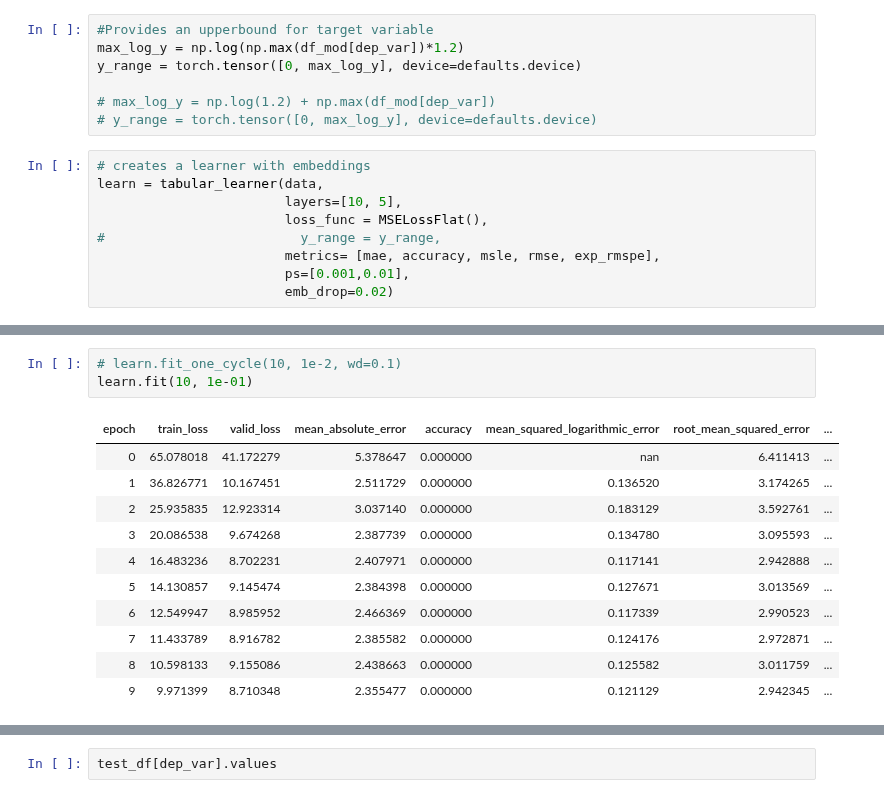
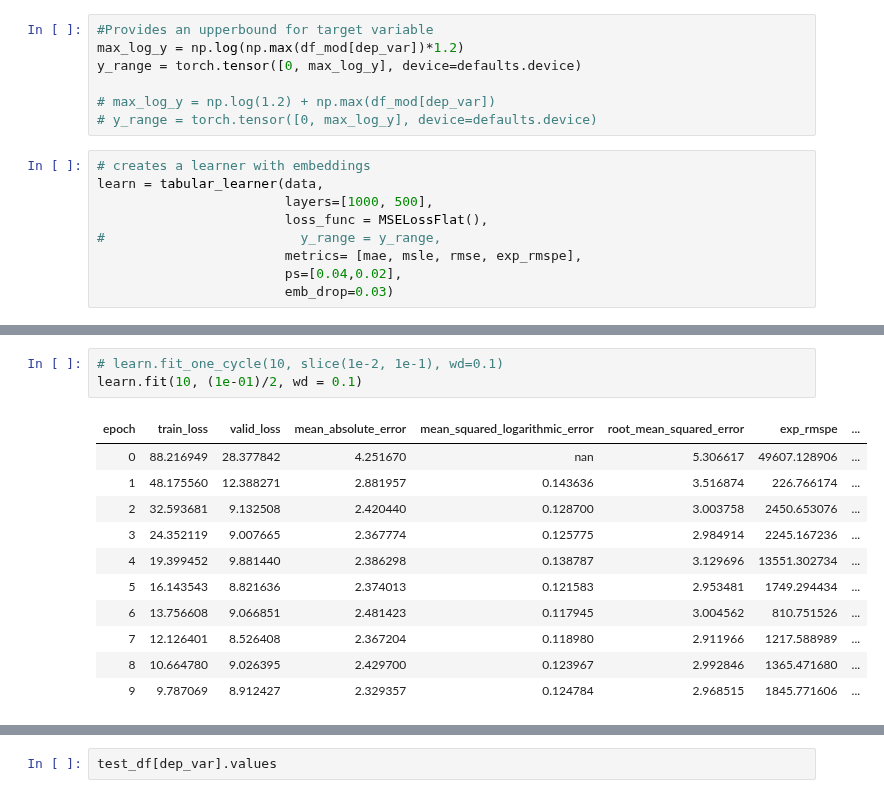
Before and after one commit to OmdenaAI/wfpdisrel, a Jupyter notebook: #task3-model/model-b-c-nn/model-b-nn-pytorch/fastai_tabular_model_wfp.ipynb, the cells around one changed output, grey strips where cells are left out. Drawn from its saved outputs; the diff is of its cells as text.

```diff
--- a/#task3-model/model-b-c-nn/model-b-nn-pytorch/fastai_tabular_model_wfp.ipynb
+++ b/#task3-model/model-b-c-nn/model-b-nn-pytorch/fastai_tabular_model_wfp.ipynb
@@ -160,12 +160,12 @@ y_range = torch.tensor([0, max_log_y], device=defaults.device)
 # %%
 # creates a learner with embeddings
 learn = tabular_learner(data,
-                        layers=[10, 5],
+                        layers=[1000, 500],
                         loss_func = MSELossFlat(),
 #                         y_range = y_range,
-                        metrics= [mae, accuracy, msle, rmse, exp_rmspe],
-                        ps=[0.001,0.01],
-                        emb_drop=0.02)
+                        metrics= [mae, msle, rmse, exp_rmspe],
+                        ps=[0.04,0.02],
+                        emb_drop=0.03)
 # %%
 learn.model
 # %% [output]
@@ -207,18 +206,18 @@ LR Finder is complete, type {learner_name}.recorder.plot() to see the graph.
 # %%
-# learn.fit_one_cycle(10, 1e-2, wd=0.1)
-learn.fit(10, 1e-01)
+# learn.fit_one_cycle(10, slice(1e-2, 1e-1), wd=0.1)
+learn.fit(10, (1e-01)/2, wd = 0.1)
 # %% [output]
-| epoch | train_loss | valid_loss | mean_absolute_error | accuracy | mean_squared_logarithmic_error | root_mean_squared_error | ... |
-| 0 | 65.078018 | 41.172279 | 5.378647 | 0.000000 | nan | 6.411413 | ... |
-| 1 | 36.826771 | 10.167451 | 2.511729 | 0.000000 | 0.136520 | 3.174265 | ... |
-| 2 | 25.935835 | 12.923314 | 3.037140 | 0.000000 | 0.183129 | 3.592761 | ... |
-| 3 | 20.086538 | 9.674268 | 2.387739 | 0.000000 | 0.134780 | 3.095593 | ... |
-| 4 | 16.483236 | 8.702231 | 2.407971 | 0.000000 | 0.117141 | 2.942888 | ... |
-| 5 | 14.130857 | 9.145474 | 2.384398 | 0.000000 | 0.127671 | 3.013569 | ... |
-| 6 | 12.549947 | 8.985952 | 2.466369 | 0.000000 | 0.117339 | 2.990523 | ... |
-| 7 | 11.433789 | 8.916782 | 2.385582 | 0.000000 | 0.124176 | 2.972871 | ... |
-| 8 | 10.598133 | 9.155086 | 2.438663 | 0.000000 | 0.125582 | 3.011759 | ... |
-| 9 | 9.971399 | 8.710348 | 2.355477 | 0.000000 | 0.121129 | 2.942345 | ... |
+| epoch | train_loss | valid_loss | mean_absolute_error | mean_squared_logarithmic_error | root_mean_squared_error | exp_rmspe | ... |
+| 0 | 88.216949 | 28.377842 | 4.251670 | nan | 5.306617 | 49607.128906 | ... |
+| 1 | 48.175560 | 12.388271 | 2.881957 | 0.143636 | 3.516874 | 226.766174 | ... |
+| 2 | 32.593681 | 9.132508 | 2.420440 | 0.128700 | 3.003758 | 2450.653076 | ... |
+| 3 | 24.352119 | 9.007665 | 2.367774 | 0.125775 | 2.984914 | 2245.167236 | ... |
+| 4 | 19.399452 | 9.881440 | 2.386298 | 0.138787 | 3.129696 | 13551.302734 | ... |
+| 5 | 16.143543 | 8.821636 | 2.374013 | 0.121583 | 2.953481 | 1749.294434 | ... |
+| 6 | 13.756608 | 9.066851 | 2.481423 | 0.117945 | 3.004562 | 810.751526 | ... |
+| 7 | 12.126401 | 8.526408 | 2.367204 | 0.118980 | 2.911966 | 1217.588989 | ... |
+| 8 | 10.664780 | 9.026395 | 2.429700 | 0.123967 | 2.992846 | 1365.471680 | ... |
+| 9 | 9.787069 | 8.912427 | 2.329357 | 0.124784 | 2.968515 | 1845.771606 | ... |
 # %%
 learn.recorder.plot_losses()
 # %% [output]
```
Also changed, not shown: parts of 11 cells of this notebook.
